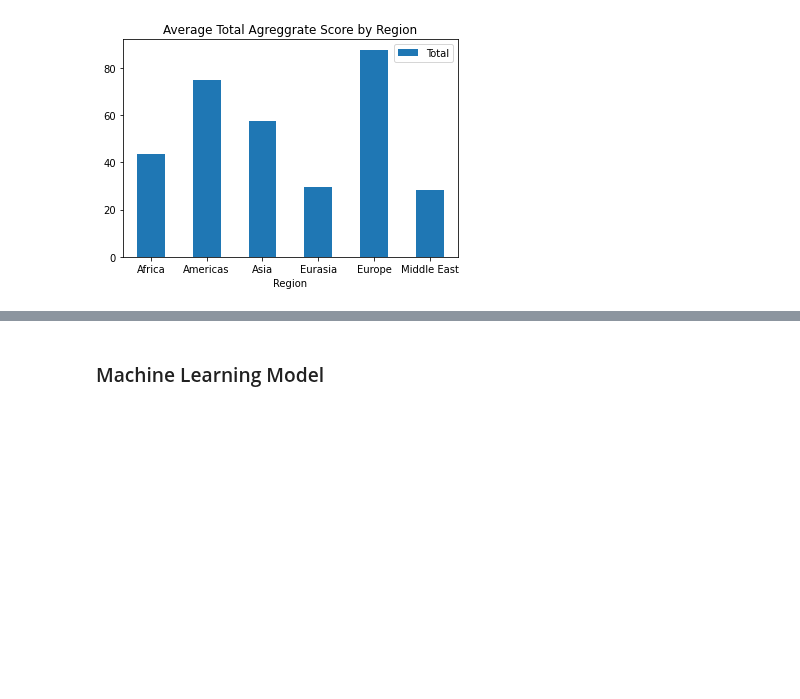
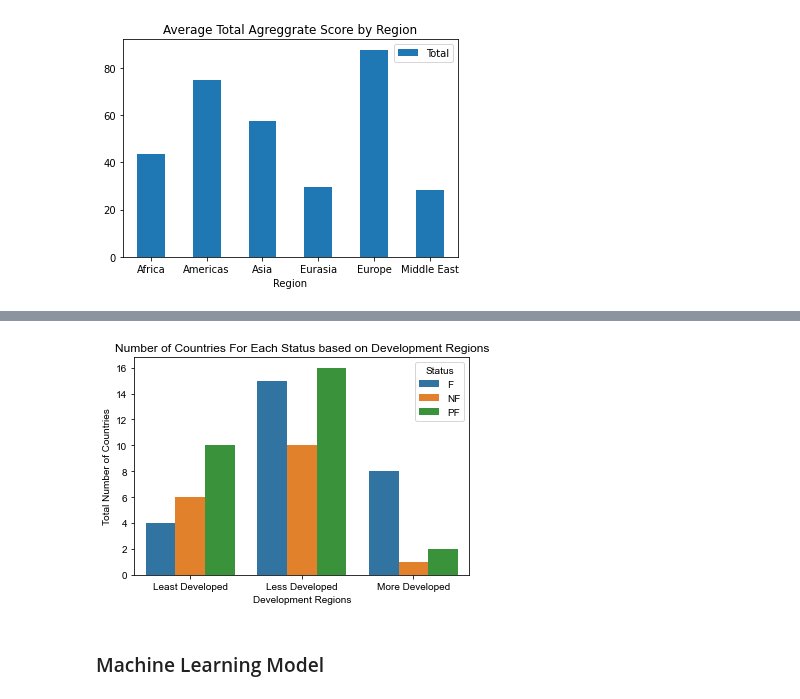
Before and after one commit to uic-cs418/cs418-spring22-eda-llc, a Jupyter notebook: Final Project by EDA LLC..ipynb, the cells around one changed output, grey strips where cells are left out. Saved outputs shown, nothing was run; the diff lists cells and outputs as text; code cells hidden in the pictures; blank space fills up the shorter version.

```diff
--- a/Final Project by EDA LLC..ipynb
+++ b/Final Project by EDA LLC..ipynb
@@ -78,3 +84,7 @@ v.aggregateVis()
+# %%
+ed.regionPlot()
+# %% [output]
+[figure, added]
 # %% [markdown]
 ### Machine Learning Model
 # %%
```
Also changed, not shown: parts of 4 cells of this notebook.
